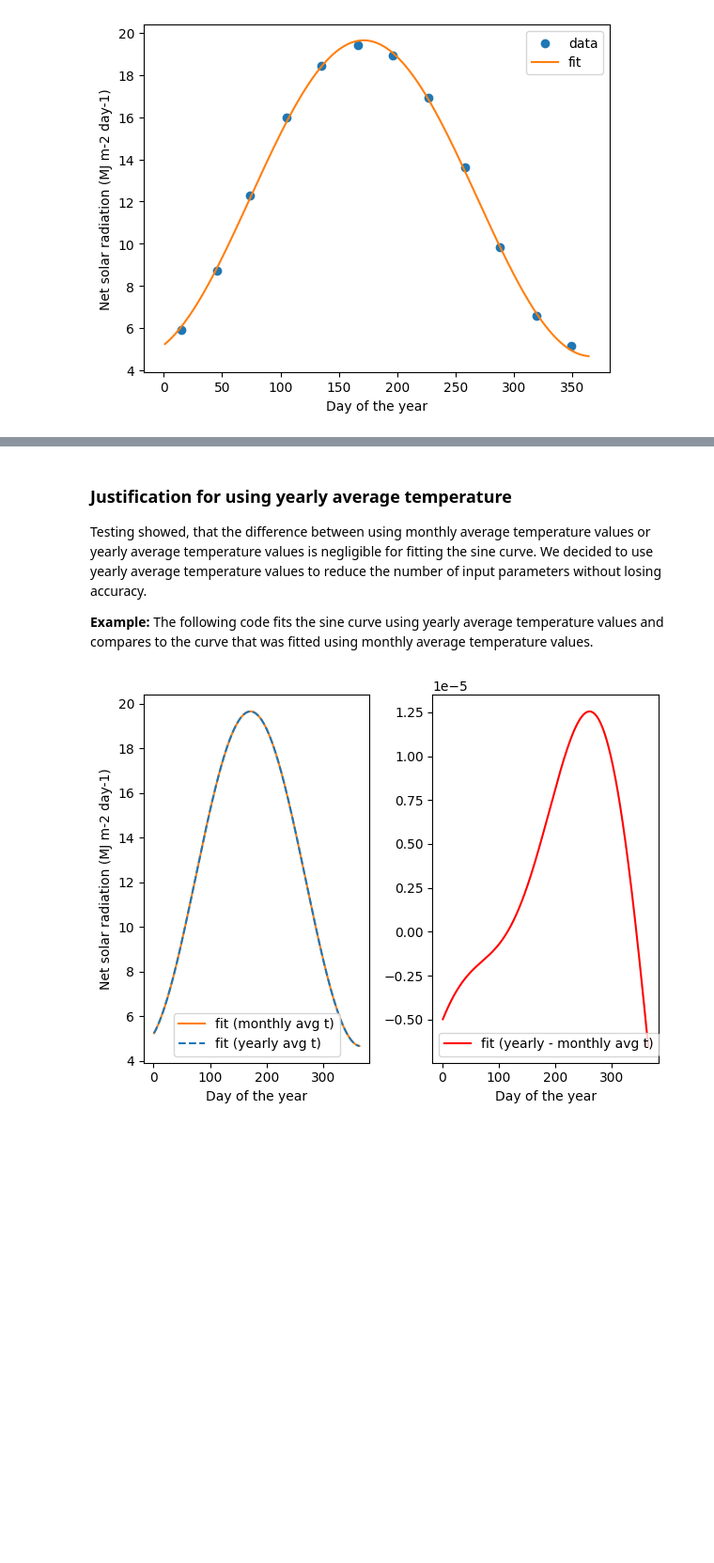
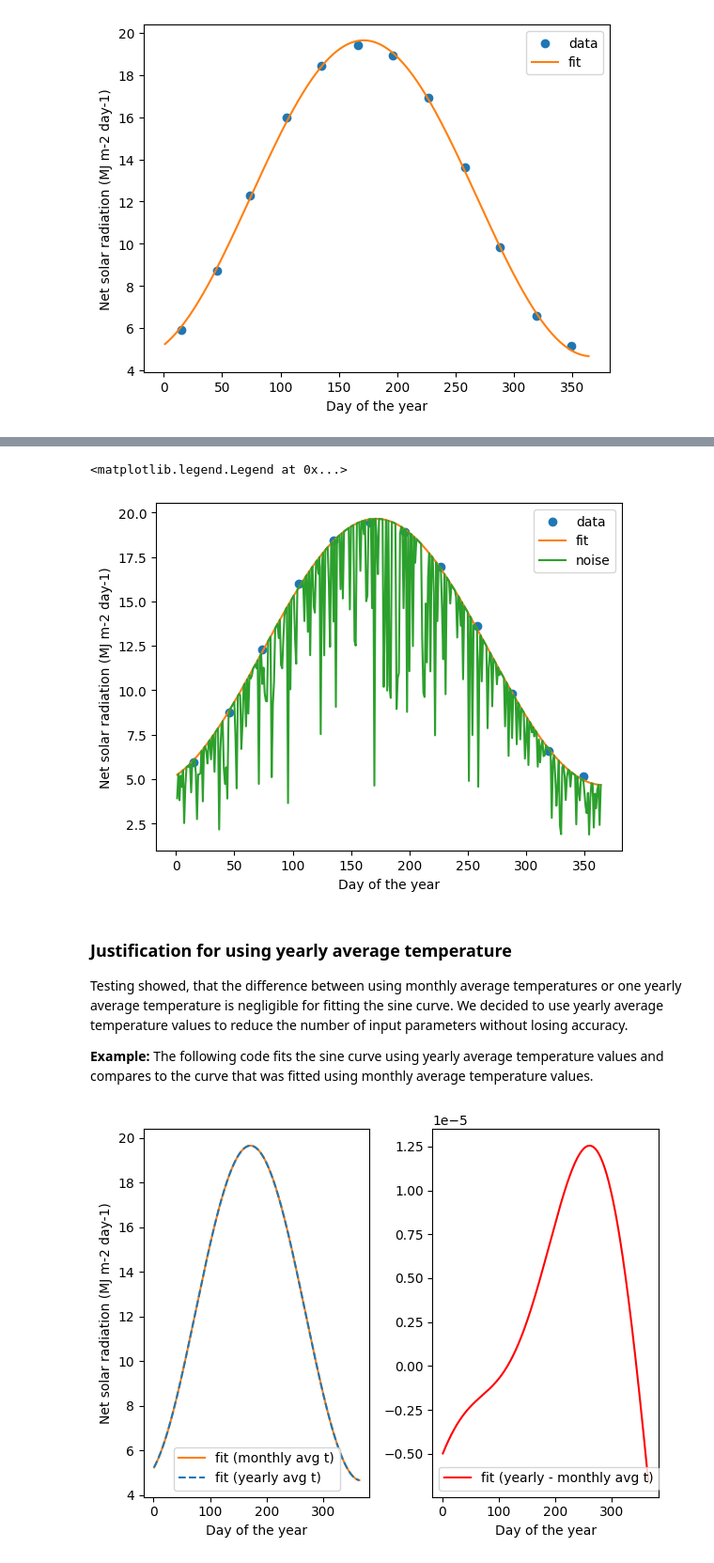
Before and after one commit to pymanga/sensitivity, a Jupyter notebook: ResourceLib/AboveGround/SolarRadiation/radiation_sensitivity.ipynb, the cells around one changed output, grey strips where cells are left out. Shown at 94% size. Saved outputs shown, nothing was run; the diff lists cells and outputs as text; code cells hidden in the pictures; blank space fills up the shorter version.

```diff
--- a/ResourceLib/AboveGround/SolarRadiation/radiation_sensitivity.ipynb
+++ b/ResourceLib/AboveGround/SolarRadiation/radiation_sensitivity.ipynb
@@ -27,14 +28,16 @@ The module is designed to calculate the solar radiation from latitude, day of th
 
 Solar radiation calculations need latitude, day of year and minimum and maximum temperature as input parameter. The following equations and assumptions are based on Allen et al. 1998:
 # %%
-def calculateSolarRadiation(doy,lat,tmin,tmax):
+def calculateSolarRadiation(doy, lat, tmin, tmax):
     # albedo
-    a = 0.23 # albedo value is assumed to be constant, representing a fitting value green vegetation (0.20-0.25).
+    # albedo value is assumed to be constant, representing a fitting value green vegetation (0.20-0.25).
+    a = 0.23
     # solar declination
     d = 0.409*np.sin((2*np.pi/365)*doy-1.39)
     # sunset hour angle
     w_s_temp = -np.tan(lat)*np.tan(d)
-    w_s = np.arccos(min(max(w_s_temp, -1), 1)) # if >= 1, 24hrs of daylight, if <= -1, 24hrs of darkness
+    # if >= 1, 24hrs of daylight, if <= -1, 24hrs of darkness
+    w_s = np.arccos(min(max(w_s_temp, -1), 1))
     # inverse relative distance Earth-Sun based on doy
     ird = 1 + (0.033*np.cos((2*np.pi/365)*doy))
     # extraterrestrial radiation
@@ -45,7 +48,8 @@ def calculateSolarRadiation(doy,lat,tmin,tmax):
     # incoming solar radiation
     # assuming distance to coastline <= 20km, to avoid needing additional radiation data
     # this is a simplification, that applies to mangrove-saltmarsh ecotones.
-    R_s = (0.7*R_a)-4
+    b = 4  # empirical constant for location in proximity to the ocean where some clouds are usually present
+    R_s = (0.7*R_a)-b
     # net shortwave radiation
     R_ns = (1-a)*R_s
     # actual vapor pressure
@@ -55,7 +59,10 @@ def calculateSolarRadiation(doy,lat,tmin,tmax):
     altitude = 0
     R_so = (0.00002 * altitude + 0.75)*R_a
     # net longwave radiation
-    R_nl = 0.000000004903*(((tmax)**4+(tmin)**4)/2)*(0.34-(0.14*np.sqrt(e_a)))*(1.35*(R_s/R_so)-0.35)
+    # Stefan Boltzmann constant [MJ K-4 m-2 day-1]
+    boltzmann = 0.000000004903
+    R_nl = boltzmann*(((tmax)**4+(tmin)**4)/2) * \
+        (0.34-(0.14*np.sqrt(e_a)))*(1.35*(R_s/R_so)-0.35)
     # daily net radiation
     R_n = R_ns - R_nl
     return R_n
@@ -110,7 +135,27 @@ plt.legend()
+# %%
+# Generate noise that is a percentage of the data value
+# Change this to the percentage of noise you want. pyMANGA default is 0.
+percentage = 0.3
+net_rad_noise = np.random.normal(
+    loc=solar_radiation_fit, scale=percentage*solar_radiation_fit, size=364)
+
+net_rad_365_noise_clipped = np.clip(net_rad_noise, 0, solar_radiation_fit)
+
+
+# plot the solar radiation data and the fitted curve
+plt.scatter(doy15, solar_radiation_data, color="tab:blue", label='data')
+plt.plot(doy365, solar_radiation_fit, color="tab:orange", label='fit')
+plt.plot(doy365, net_rad_365_noise_clipped, color="tab:green", label='noise')
+plt.xlabel('Day of the year')
+plt.ylabel('Net solar radiation (MJ m-2 day-1)')
+plt.legend()
+# %% [output]
+<matplotlib.legend.Legend at 0x...>
+[figure, added]
 # %% [markdown]
 ### Justification for using yearly average temperature
 
-Testing showed, that the difference between using monthly average temperature values or yearly average temperature values is negligible for fitting the sine curve. We decided to use yearly average temperature values to reduce the number of input parameters without losing accuracy.
+Testing showed, that the difference between using monthly average temperatures or one yearly average temperature is negligible for fitting the sine curve. We decided to use yearly average temperature values to reduce the number of input parameters without losing accuracy.
 
 **Example:** The following code fits the sine curve using yearly average temperature values and compares to the curve that was fitted using monthly average temperature values.
 # %%
```
Also changed, not shown: parts of 19 cells of this notebook.
